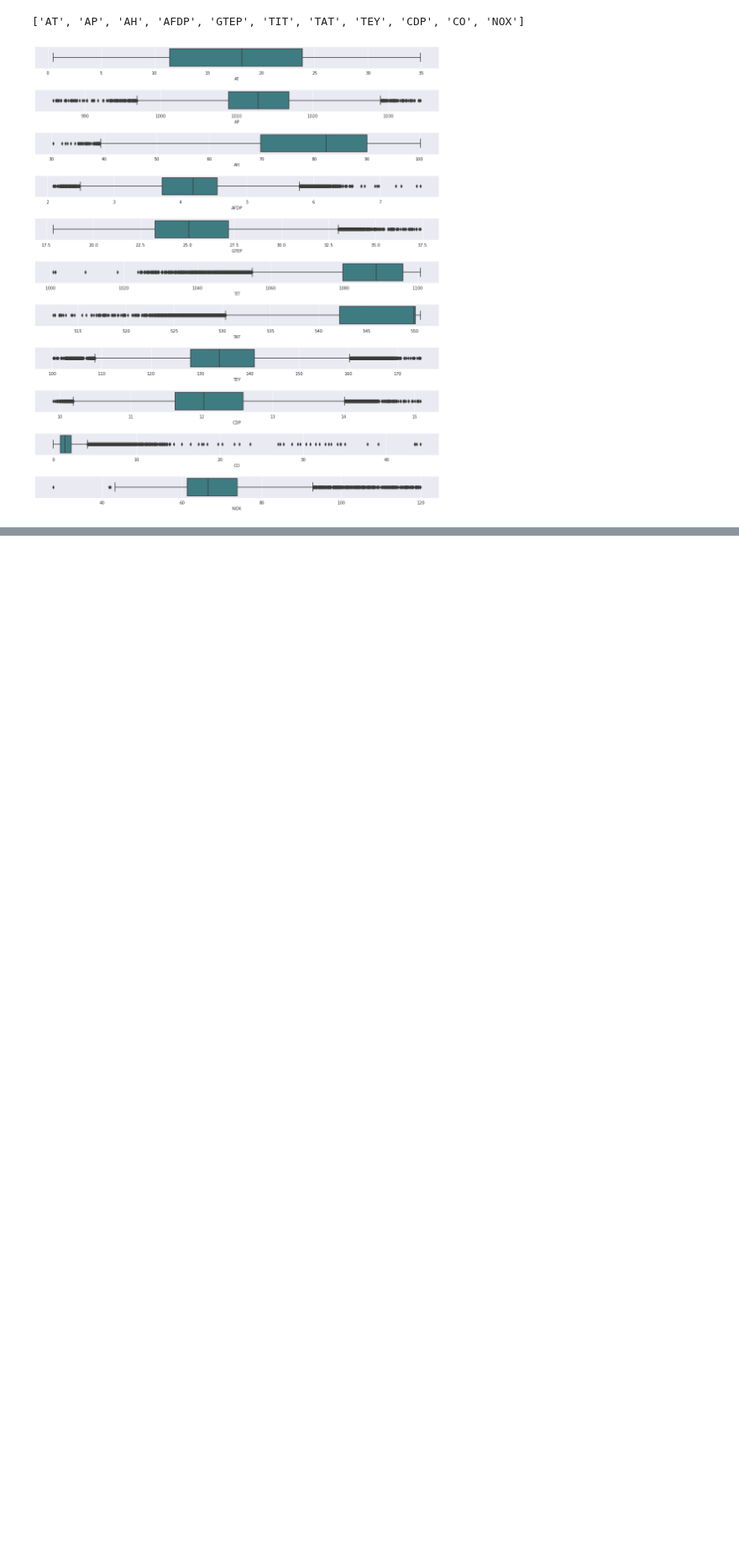
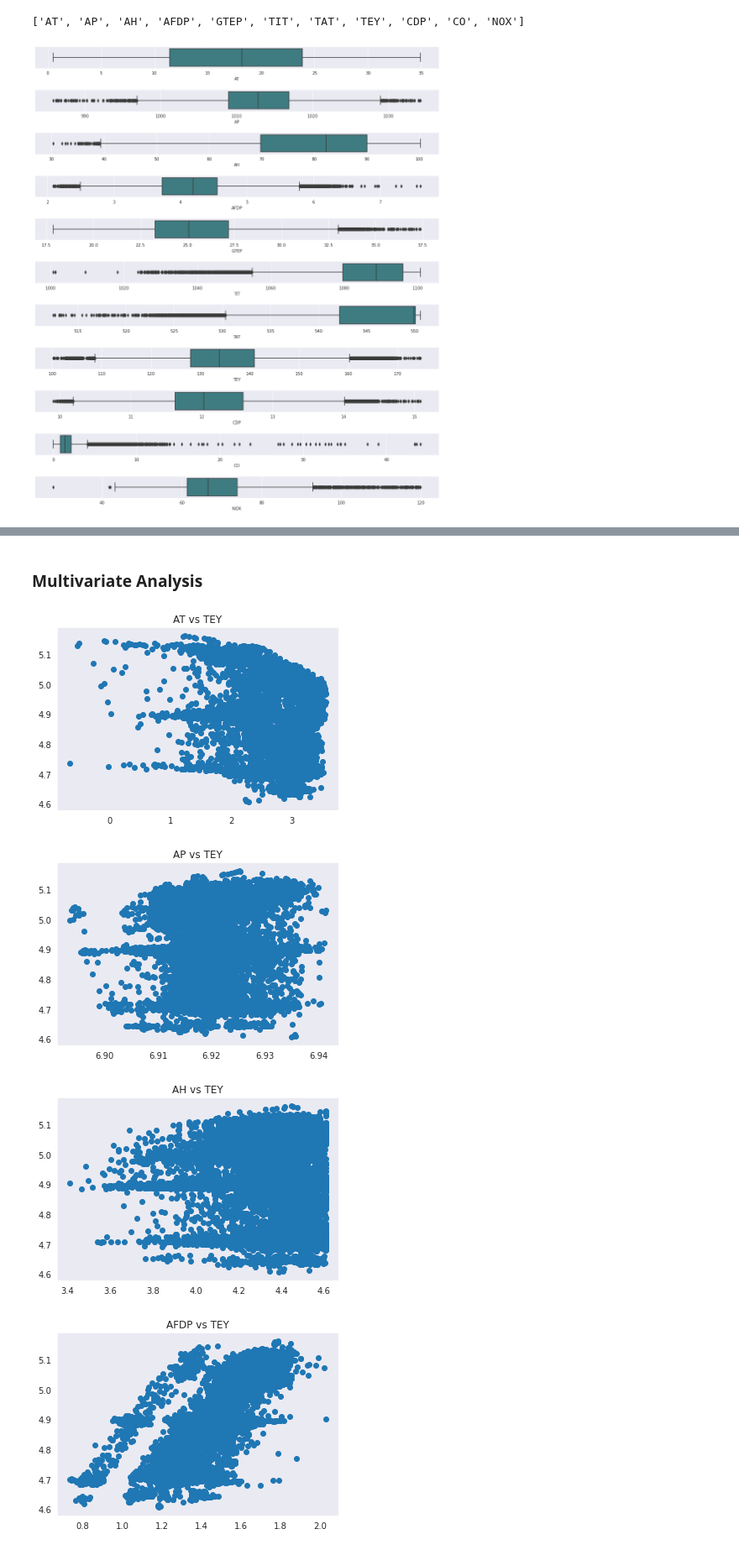
Before and after one commit to Bhavin52/Assignment, a Jupyter notebook: ANN_Q1.ipynb, the cells around one changed output, grey strips where cells are left out. Shown at 84% size. Cells and saved outputs as stored; diff of their text form; code cells hidden in the pictures; blank space fills up the shorter version.

```diff
--- a/ANN_Q1.ipynb
+++ b/ANN_Q1.ipynb
@@ -317,0 +345,14 @@ plt.tight_layout(pad=2.0)
+# %% [markdown]
+### Multivariate Analysis
+# %%
+for i in df.columns:
+    if i!="TEY":
+        plt.scatter(np.log(df[i]), np.log(df['TEY']))
+        plt.title(i+ ' vs TEY')
+        plt.grid()
+        plt.show()
+# %% [output]
+[figure, added]
+[figure, added]
+[figure, added]
+[figure, added]
```
Also changed, not shown: parts of 33 cells of this notebook.
